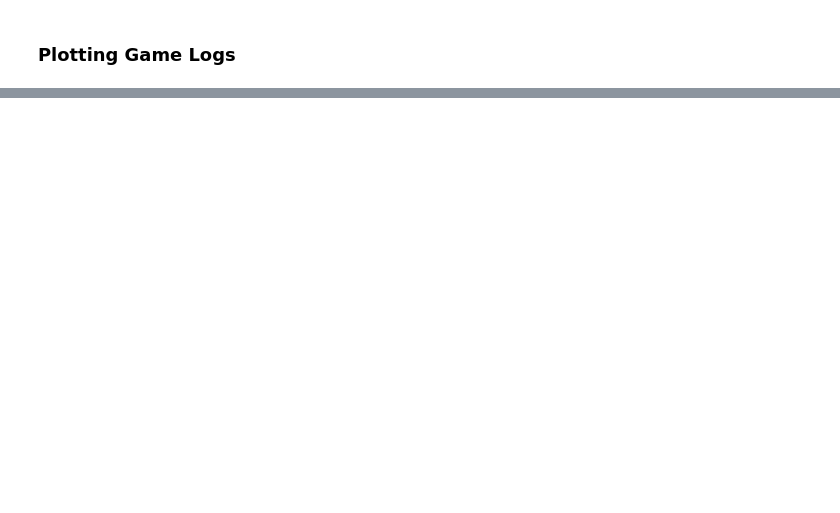
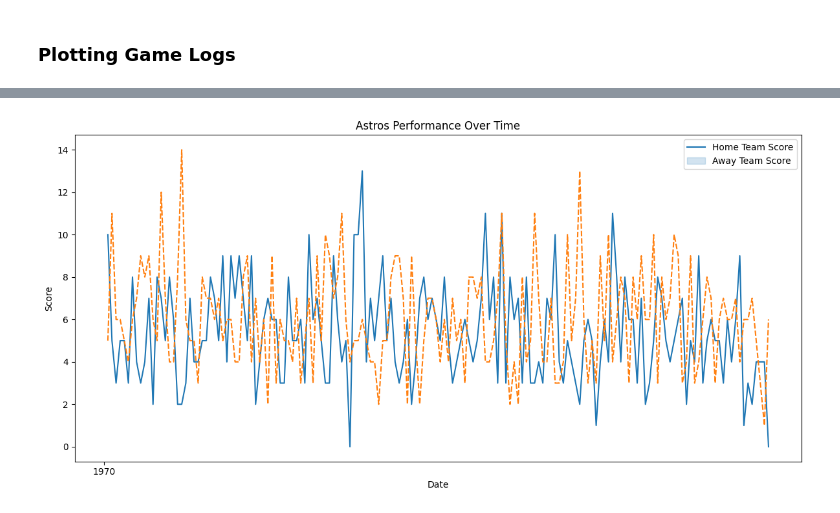
Before and after one commit to MLDS-UT-Austin/Group-14, a Jupyter notebook: notebook.ipynb, the cells around one changed output, grey strips where cells are left out. Saved outputs shown, nothing was run; the diff lists cells and outputs as text; code cells hidden in the pictures; blank space fills up the shorter version.

```diff
--- a/notebook.ipynb
+++ b/notebook.ipynb
@@ -185,23 +230,25 @@ plt.show()
 # %%
 # Performance of specific teams, pitchers, or batters
 # For example, let's analyze the performance of the New York Yankees (NYA)
 nya_home_scores = (
-    game_log_data[game_log_data["home_team"] == "NYA"]
+    game_log_data[game_log_data["home_team"] == "Astros"]
     .groupby("day")["home_score"]
     .max()
 )
 nya_away_scores = (
-    game_log_data[game_log_data["away_team"] == "NYA"]
+    game_log_data[game_log_data["away_team"] == "Astros"]
     .groupby("day")["away_score"]
     .max()
 )
 nya_scores = pd.concat([nya_home_scores, nya_away_scores], axis=1)
 nya_scores.columns = ["Home Team Score", "Away Team Score"]
 plt.figure(figsize=(12, 6))
 sns.lineplot(data=nya_scores)
-plt.title("New York Yankees (NYA) Performance Over Time")
+plt.title("Astros Performance Over Time")
 plt.xlabel("Date")
 plt.ylabel("Score")
 plt.legend(["Home Team Score", "Away Team Score"])
 plt.tight_layout()
 plt.show()
+# %% [output]
+[figure, added]
```
Also changed, not shown: parts of 11 cells of this notebook, 20 other files.
